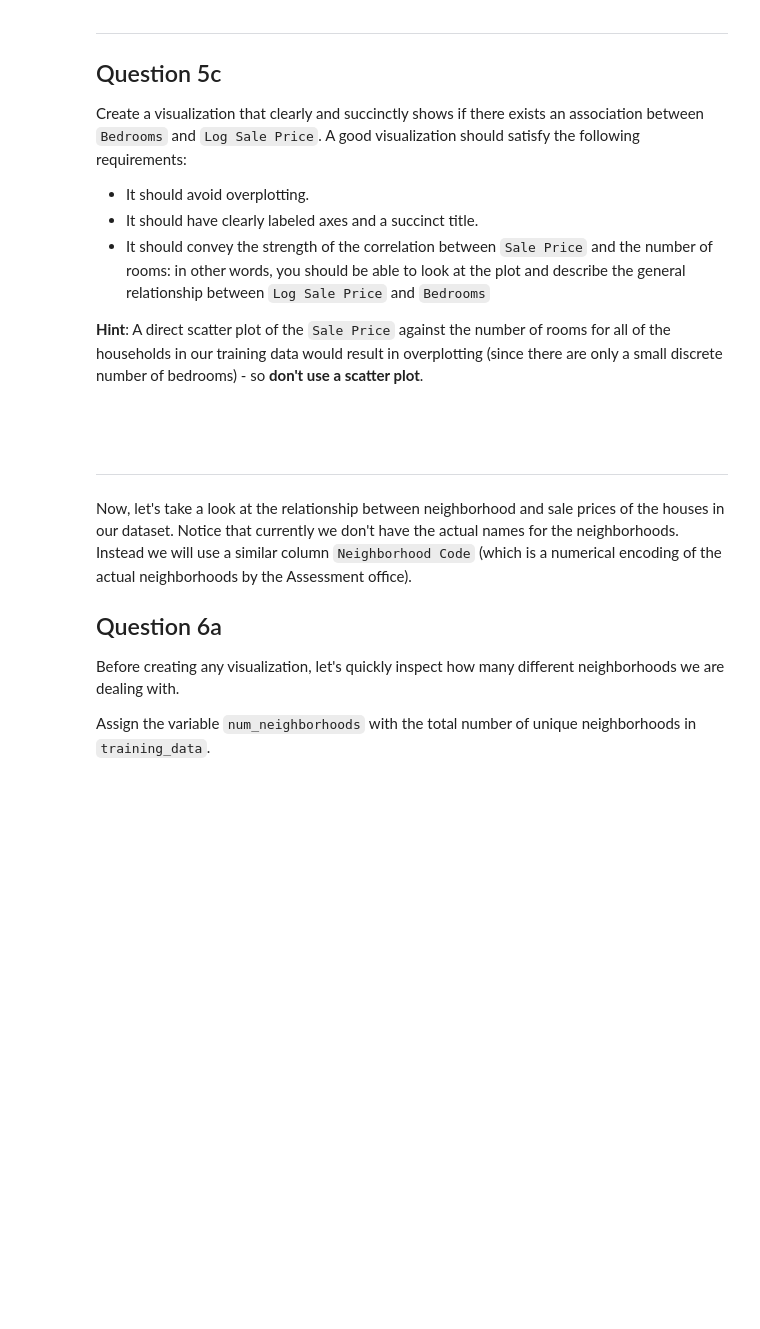
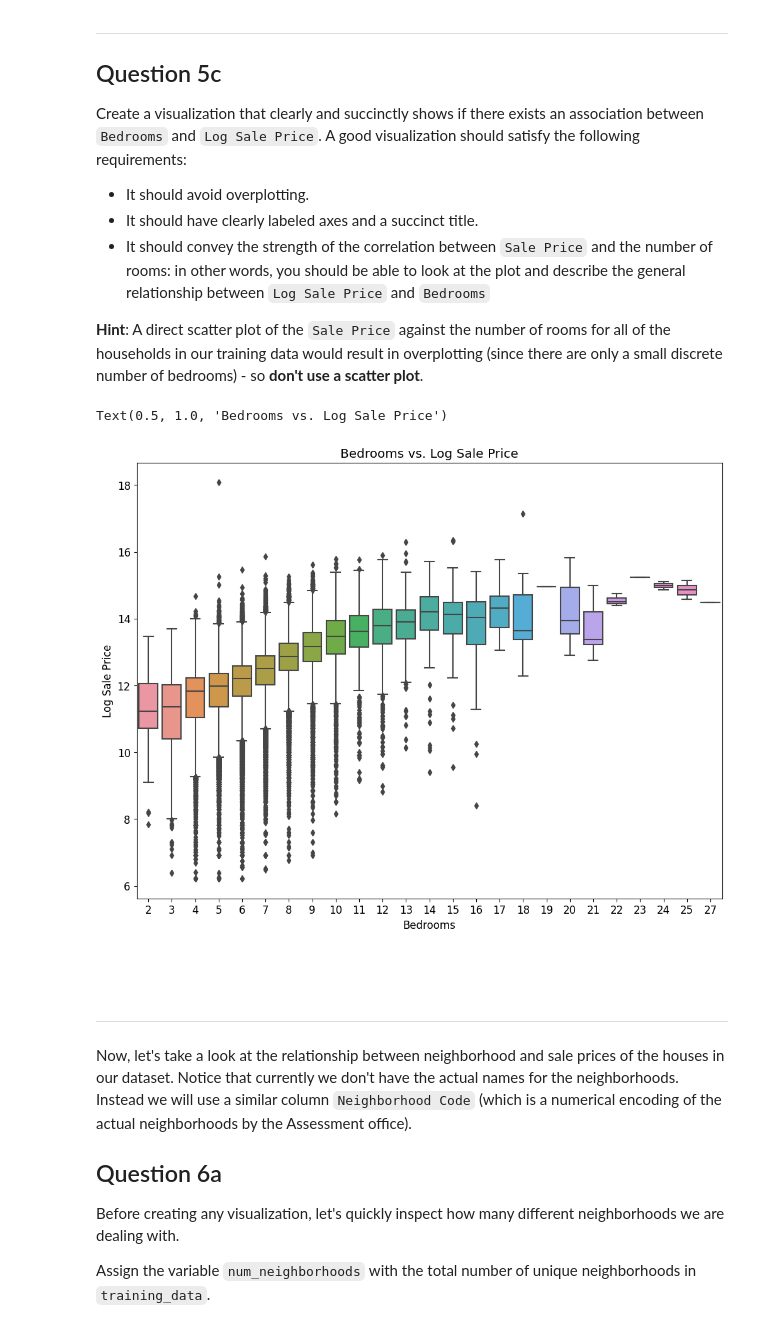
Before and after one commit to ncosmany/ds_proj_1, a Jupyter notebook: ProjPart1.ipynb, the cells around one changed output. Saved outputs shown, nothing was run; the diff lists cells and outputs as text; code cells hidden in the pictures; blank space fills up the shorter version.

```diff
--- a/ProjPart1.ipynb
+++ b/ProjPart1.ipynb
@@ -257,6 +293,7 @@ To zoom in on the visualization of most households, we will focus only on a subs
 
 *To ensure that any error from this part does not propagate to later questions, there will be no hidden tests for this question.*
 # %%
-...
+training_data = training_data[training_data["Sale Price"] >= 500]
+training_data["Log Sale Price"] = np.log(training_data["Sale Price"])
 # %%
 grader.check("q2b")
@@ -298,6 +341,6 @@ In the following cell, create a new column `Log Building Square Feet` in our `tr
 
 *To ensure that any errors from this part do not propagate to later questions, there will be no hidden tests for this question.*
 # %%
-training_data['Log Building Square Feet'] = ...
+training_data['Log Building Square Feet'] = np.log(training_data["Building Square Feet"])
 # %%
 grader.check("q3b")
@@ -469,10 +537,10 @@ def add_total_bedrooms(data):
       data (data frame): a data frame containing at least the Description column.
     """
     with_rooms = data.copy()
-    rooms_regex = ...
-    rooms = ...
+    rooms_regex = r'has a total of (\d+) rooms'
+    rooms = data["Description"].str.extract(rooms_regex).astype(int)
 
-    with_rooms['Bedrooms'] = ...
+    with_rooms['Bedrooms'] = rooms
 
     return with_rooms
 
@@ -496,7 +566,14 @@ Create a visualization that clearly and succinctly shows if there exists an asso
 
 **Hint**: A direct scatter plot of the `Sale Price` against the number of rooms for all of the households in our training data would result in overplotting (since there are only a small discrete number of bedrooms) - so **don't use a scatter plot**.
 # %%
-...
+x = training_data["Bedrooms"]
+y = training_data["Log Sale Price"]
+
+sns.boxplot(x = x, y =y)
+plt.title("Bedrooms vs. Log Sale Price")
+# %% [output]
+Text(0.5, 1.0, 'Bedrooms vs. Log Sale Price')
+[figure, added]
 # %% [markdown]
 <!-- END QUESTION -->
 
```
Also changed, not shown: parts of 37 cells of this notebook, 5 other files.
